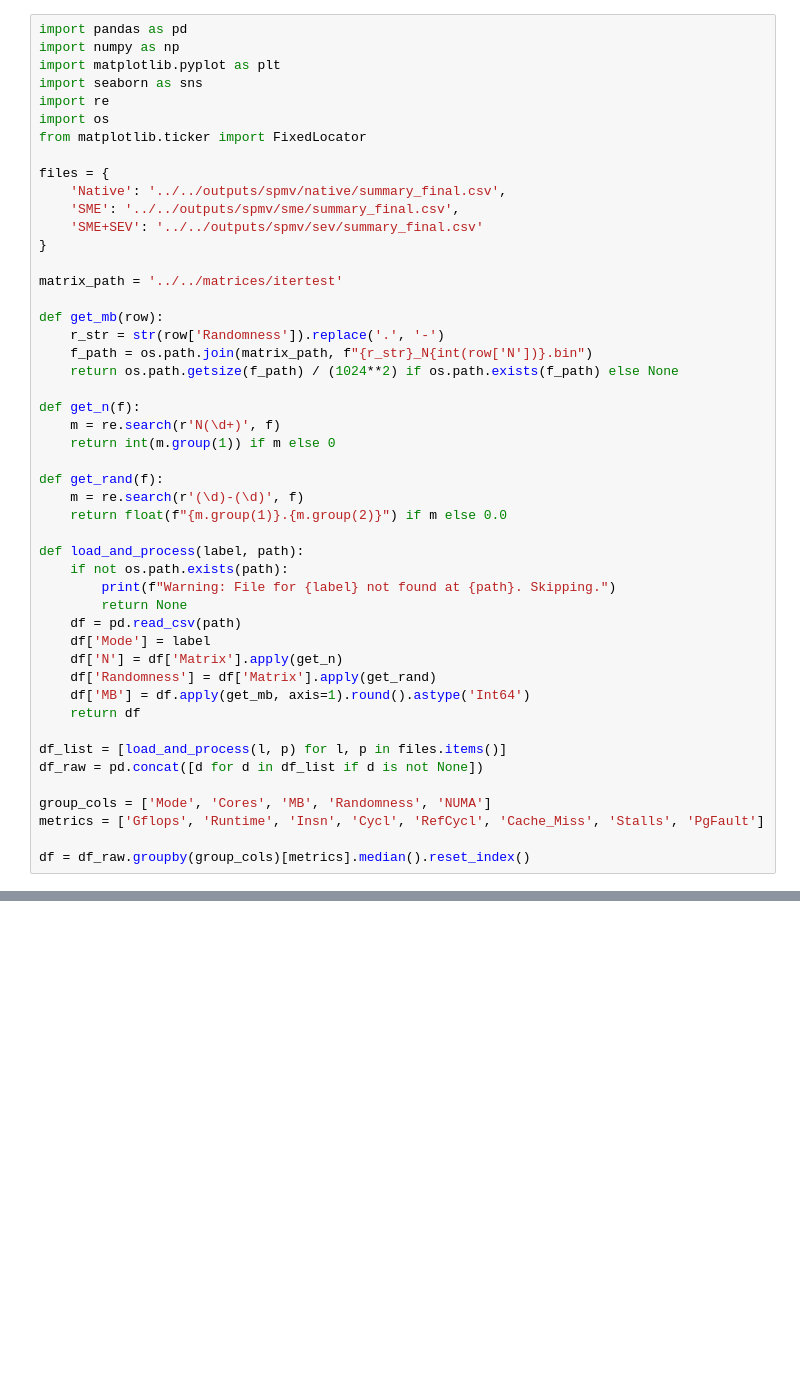
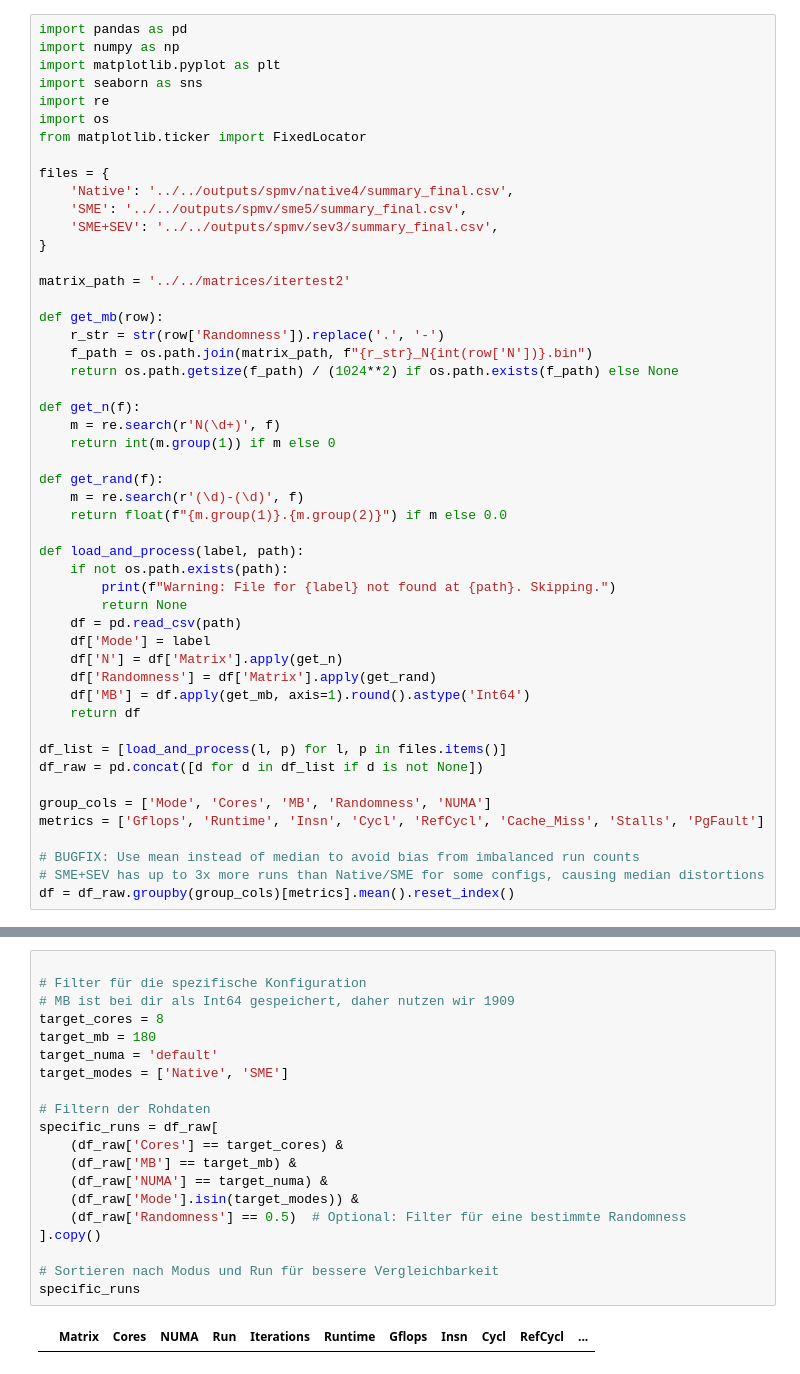
Before and after one commit to engelsm/MA-bench-framework, a Jupyter notebook: benchmark/spmv/analysis.ipynb, the cells around one changed output, grey strips where cells are left out. Drawn from its saved outputs; the diff is of its cells as text; blank space fills up the shorter version.

Commit message:
Still figuring out why SME is slower than SEV VM and files are just constantly changing due to experimentation

```diff
--- a/benchmark/spmv/analysis.ipynb
+++ b/benchmark/spmv/analysis.ipynb
@@ -8,12 +8,12 @@ import os
 from matplotlib.ticker import FixedLocator
 
 files = {
-    'Native': '../../outputs/spmv/native/summary_final.csv',
-    'SME': '../../outputs/spmv/sme/summary_final.csv',
-    'SME+SEV': '../../outputs/spmv/sev/summary_final.csv'
+    'Native': '../../outputs/spmv/native4/summary_final.csv',
+    'SME': '../../outputs/spmv/sme5/summary_final.csv',
+    'SME+SEV': '../../outputs/spmv/sev3/summary_final.csv',
 }
 
-matrix_path = '../../matrices/itertest'
+matrix_path = '../../matrices/itertest2'
 
 def get_mb(row):
     r_str = str(row['Randomness']).replace('.', '-')
@@ -45,4 +45,6 @@ df_raw = pd.concat([d for d in df_list if d is not None])
 group_cols = ['Mode', 'Cores', 'MB', 'Randomness', 'NUMA']
 metrics = ['Gflops', 'Runtime', 'Insn', 'Cycl', 'RefCycl', 'Cache_Miss', 'Stalls', 'PgFault']
 
-df = df_raw.groupby(group_cols)[metrics].median().reset_index()
+# BUGFIX: Use mean instead of median to avoid bias from imbalanced run counts
+# SME+SEV has up to 3x more runs than Native/SME for some configs, causing median distortions
+df = df_raw.groupby(group_cols)[metrics].mean().reset_index()
@@ -241,0 +208,22 @@ Gflops, Jitter & Overheads
+# %%
+
+# Filter für die spezifische Konfiguration
+# MB ist bei dir als Int64 gespeichert, daher nutzen wir 1909
+target_cores = 8
+target_mb = 180
+target_numa = 'default'
+target_modes = ['Native', 'SME']
+
+# Filtern der Rohdaten
+specific_runs = df_raw[
+    (df_raw['Cores'] == target_cores) &
+    (df_raw['MB'] == target_mb) &
+    (df_raw['NUMA'] == target_numa) &
+    (df_raw['Mode'].isin(target_modes)) &
+    (df_raw['Randomness'] == 0.5)  # Optional: Filter für eine bestimmte Randomness
+].copy()
+
+# Sortieren nach Modus und Run für bessere Vergleichbarkeit
+specific_runs
+# %% [output]
+|  | Matrix | Cores | NUMA | Run | Iterations | Runtime | Gflops | Insn | Cycl | RefCycl | ... |
```
Also changed, not shown: parts of 9 cells of this notebook, 12 other files.
